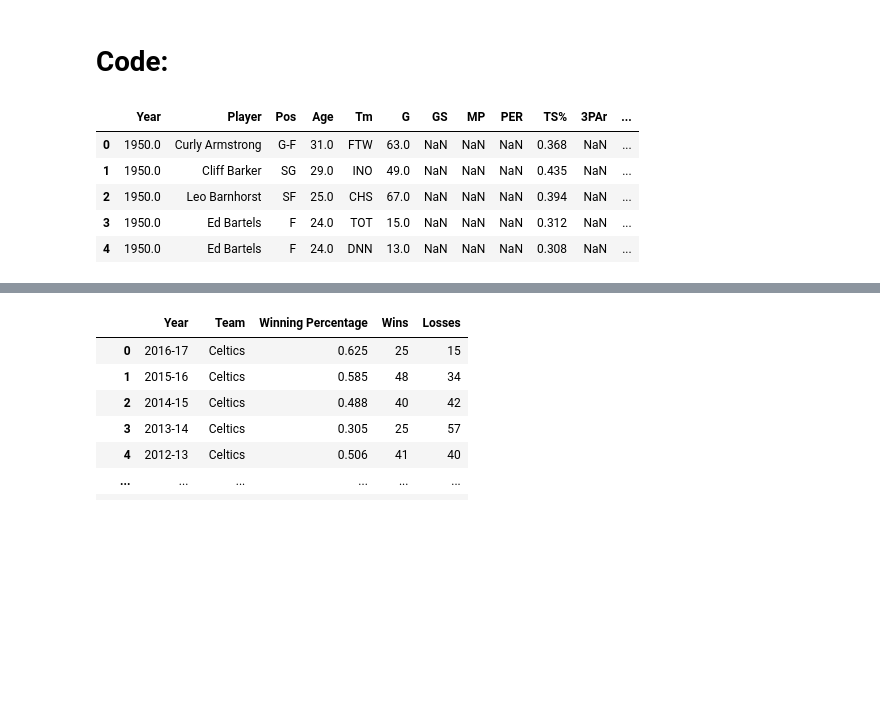
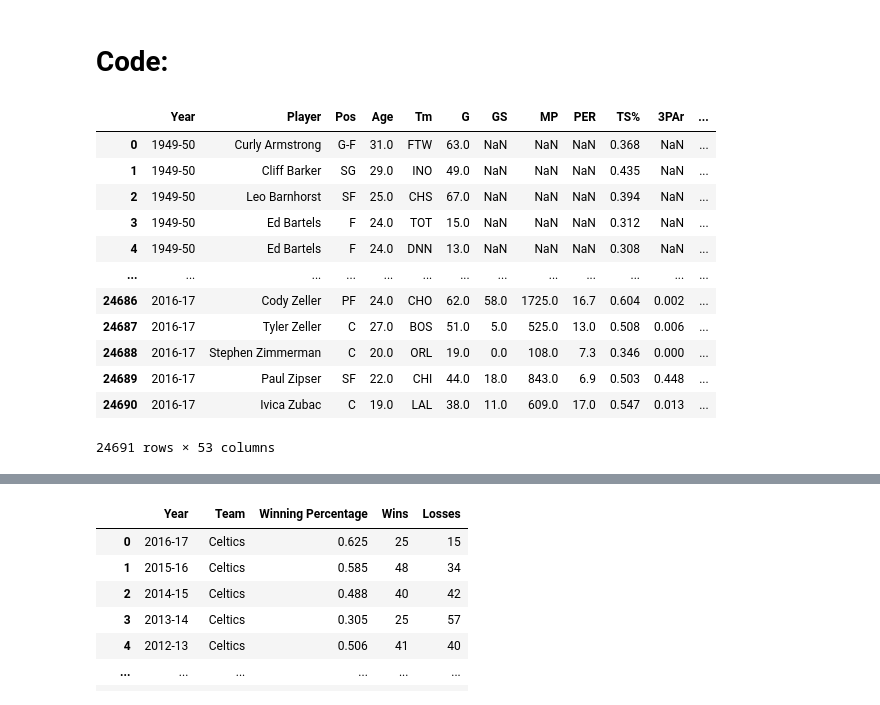
Before and after one commit to sash-wat/cmsc320final, a Jupyter notebook: project.ipynb, the cells around one changed output, grey strips where cells are left out. Drawn from its saved outputs; the diff is of its cells as text; code cells hidden in the pictures; blank space fills up the shorter version.

```diff
--- a/project.ipynb
+++ b/project.ipynb
@@ -42,21 +43,33 @@ players_df = players_df.rename(columns={'collage': 'college'})
 # %%
 # Removing '*' from all players that had an all star season, and then marking their All-Star season in a separate column
 seasons_df['All Star Season'] = np.zeros(len(seasons_df), dtype=int)
 for index, row in seasons_df.iterrows():
 
     if isinstance(row['Player'], str) == False:
         continue
     if '*' in row['Player']:
         seasons_df.loc[index, 'Player'] = row['Player'][:len(row['Player'])-1]
-        seasons_df.loc[index, 'All Star Season'] = 1
-seasons_df.head()
+        seasons_df.at[index, 'All Star Season'] += 1
+    tmp = int(row['Year'])
+    year = str(tmp-1) + "-" + str(int(row['Year']))[2:4]
+    seasons_df.loc[index, 'Year'] = year
+
+
+seasons_df
 # %% [output]
 |  | Year | Player | Pos | Age | Tm | G | GS | MP | PER | TS% | 3PAr | ... |
-| 0 | 1950.0 | Curly Armstrong | G-F | 31.0 | FTW | 63.0 | NaN | NaN | NaN | 0.368 | NaN | ... |
-| 1 | 1950.0 | Cliff Barker | SG | 29.0 | INO | 49.0 | NaN | NaN | NaN | 0.435 | NaN | ... |
-| 2 | 1950.0 | Leo Barnhorst | SF | 25.0 | CHS | 67.0 | NaN | NaN | NaN | 0.394 | NaN | ... |
-| 3 | 1950.0 | Ed Bartels | F | 24.0 | TOT | 15.0 | NaN | NaN | NaN | 0.312 | NaN | ... |
-| 4 | 1950.0 | Ed Bartels | F | 24.0 | DNN | 13.0 | NaN | NaN | NaN | 0.308 | NaN | ... |
+| 0 | 1949-50 | Curly Armstrong | G-F | 31.0 | FTW | 63.0 | NaN | NaN | NaN | 0.368 | NaN | ... |
+| 1 | 1949-50 | Cliff Barker | SG | 29.0 | INO | 49.0 | NaN | NaN | NaN | 0.435 | NaN | ... |
+| 2 | 1949-50 | Leo Barnhorst | SF | 25.0 | CHS | 67.0 | NaN | NaN | NaN | 0.394 | NaN | ... |
+| 3 | 1949-50 | Ed Bartels | F | 24.0 | TOT | 15.0 | NaN | NaN | NaN | 0.312 | NaN | ... |
+| 4 | 1949-50 | Ed Bartels | F | 24.0 | DNN | 13.0 | NaN | NaN | NaN | 0.308 | NaN | ... |
+| ... | ... | ... | ... | ... | ... | ... | ... | ... | ... | ... | ... | ... |
+| 24686 | 2016-17 | Cody Zeller | PF | 24.0 | CHO | 62.0 | 58.0 | 1725.0 | 16.7 | 0.604 | 0.002 | ... |
+| 24687 | 2016-17 | Tyler Zeller | C | 27.0 | BOS | 51.0 | 5.0 | 525.0 | 13.0 | 0.508 | 0.006 | ... |
+| 24688 | 2016-17 | Stephen Zimmerman | C | 20.0 | ORL | 19.0 | 0.0 | 108.0 | 7.3 | 0.346 | 0.000 | ... |
+| 24689 | 2016-17 | Paul Zipser | SF | 22.0 | CHI | 44.0 | 18.0 | 843.0 | 6.9 | 0.503 | 0.448 | ... |
+| 24690 | 2016-17 | Ivica Zubac | C | 19.0 | LAL | 38.0 | 11.0 | 609.0 | 17.0 | 0.547 | 0.013 | ... |
+24691 rows × 53 columns
 # %%
 url = 'https://www.basketball-reference.com/awards/mvp.html'
 output = str(BeautifulSoup(urlopen(url), 'html.parser').findAll('table', id='mvp_NBA')[0])
```
Also changed, not shown: parts of 7 cells of this notebook, 1 other file.
